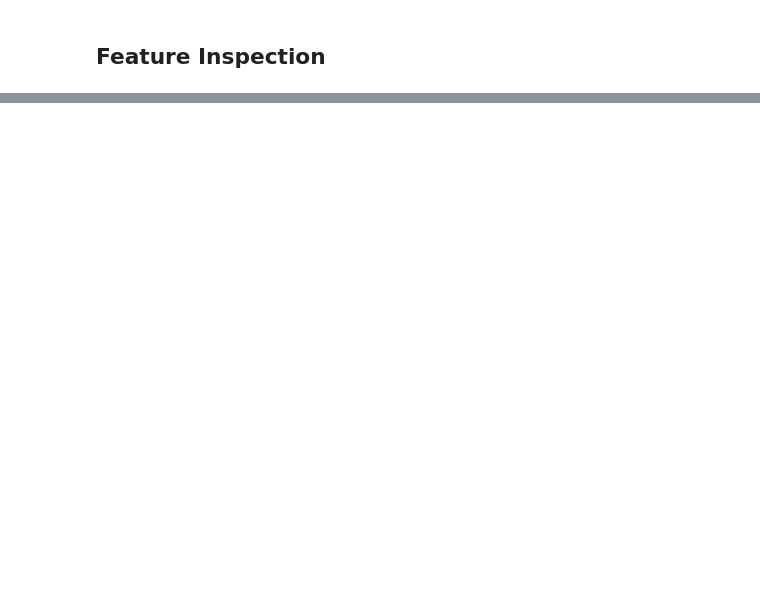
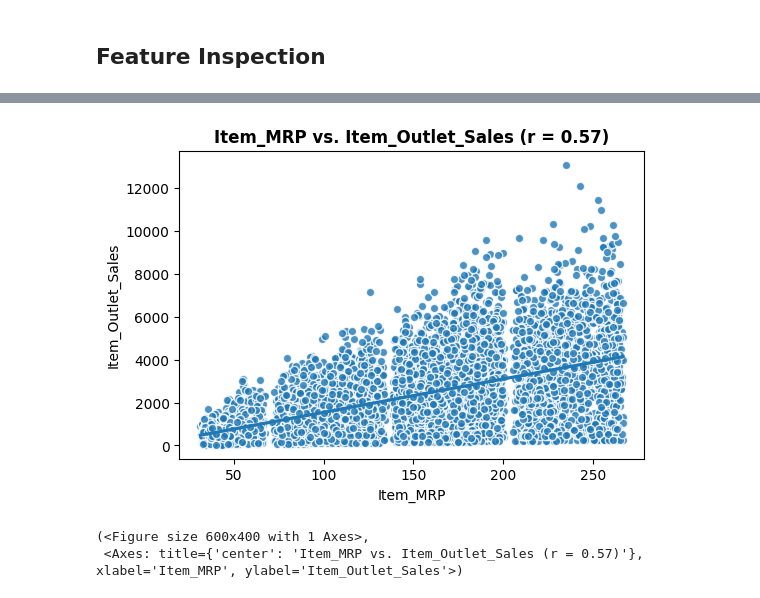
Before and after one commit to feras-nahhal/Prediction-of-Product-Sales, a Jupyter notebook: Prediction_of_Product_Sales.ipynb, the cells around one changed output, grey strips where cells are left out. Drawn from its saved outputs; the diff is of its cells as text; code cells hidden in the pictures; blank space fills up the shorter version.

```diff
--- a/Prediction_of_Product_Sales.ipynb
+++ b/Prediction_of_Product_Sales.ipynb
@@ -235,0 +457,7 @@ sns.heatmap(corr,annot=True,cmap='coolwarm')
+# %%
+# Run the appropriate feature vs. target function (based on dtype)
+plot_numeric_vs_target(df, feature,"Item_Outlet_Sales", figsize=(6,4))
+# %% [output]
+[figure, added]
+(<Figure size 600x400 with 1 Axes>,
+ <Axes: title={'center': 'Item_MRP vs. Item_Outlet_Sales (r = 0.57)'}, xlabel='Item_MRP', ylabel='Item_Outlet_Sales'>)
```
Also changed, not shown: parts of 9 cells of this notebook.
